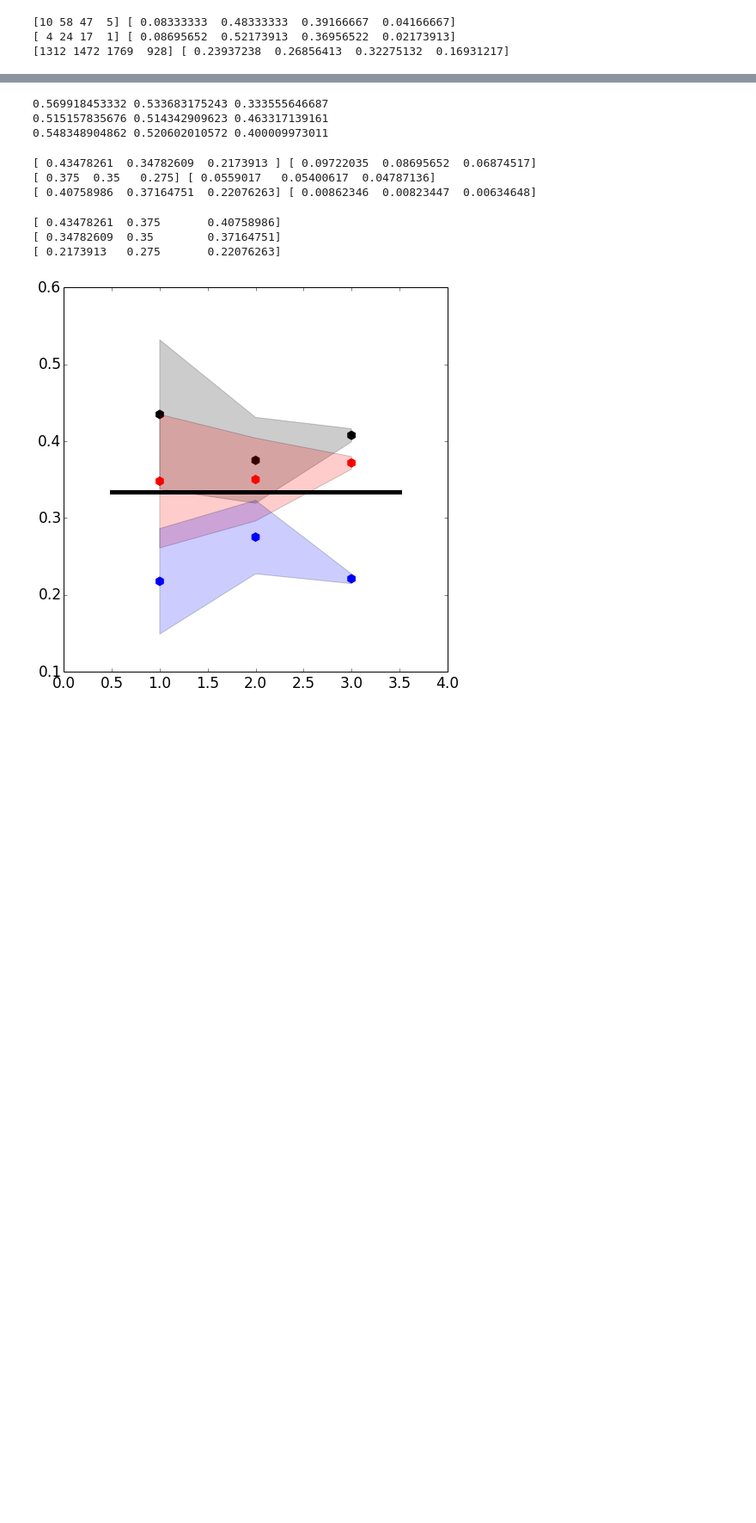
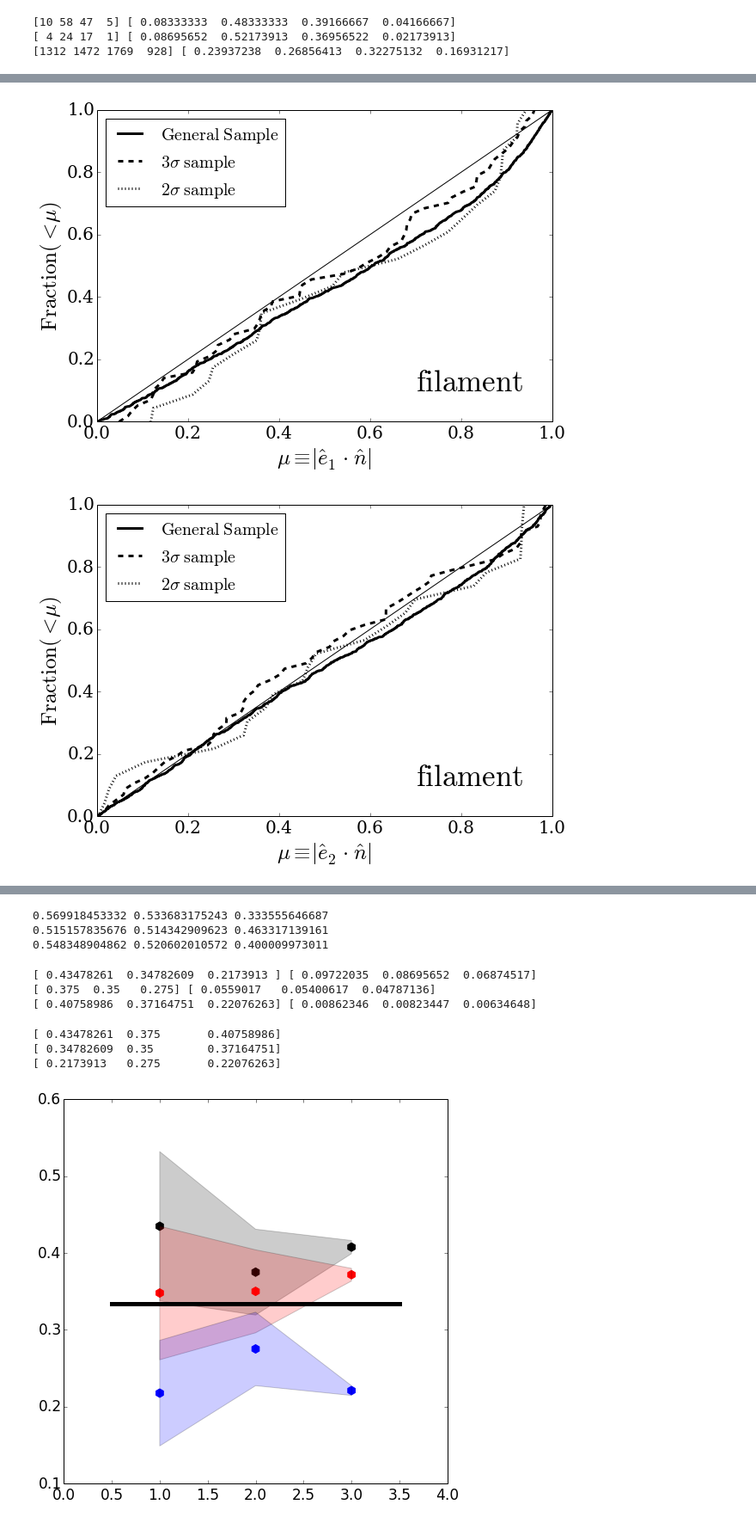
Before and after one commit to forero/LGEnvironment, a Jupyter notebook: code/AnalyzeData.ipynb, the cells around one changed output, grey strips where cells are left out. Shown at 86% size. Drawn from its saved outputs; the diff is of its cells as text; code cells hidden in the pictures; blank space fills up the shorter version.

```diff
--- a/code/AnalyzeData.ipynb
+++ b/code/AnalyzeData.ipynb
@@ -535,0 +564,7 @@ fig.savefig(filename + '.png',format = 'png', transparent=True)
+# %%
+plot_alignment_e1(ENV=FILAMENT)
+plot_alignment_e2(ENV=FILAMENT)
+plot_alignment_e3(ENV=FILAMENT)
+# %% [output]
+[figure, added]
+[figure, added]
```
Also changed, not shown: parts of 18 cells of this notebook.
